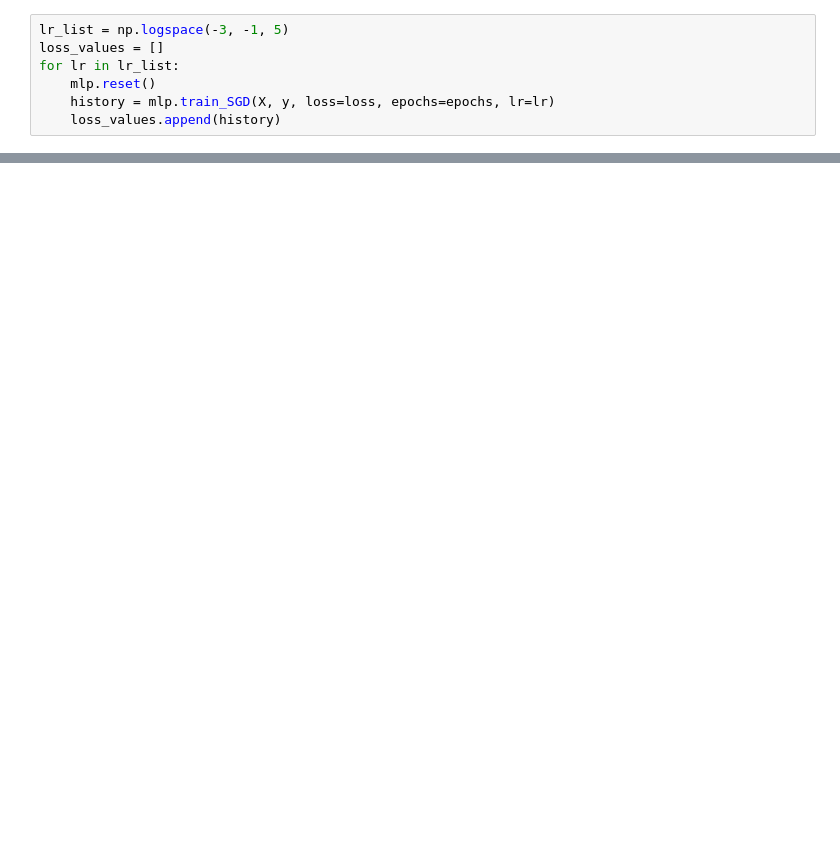
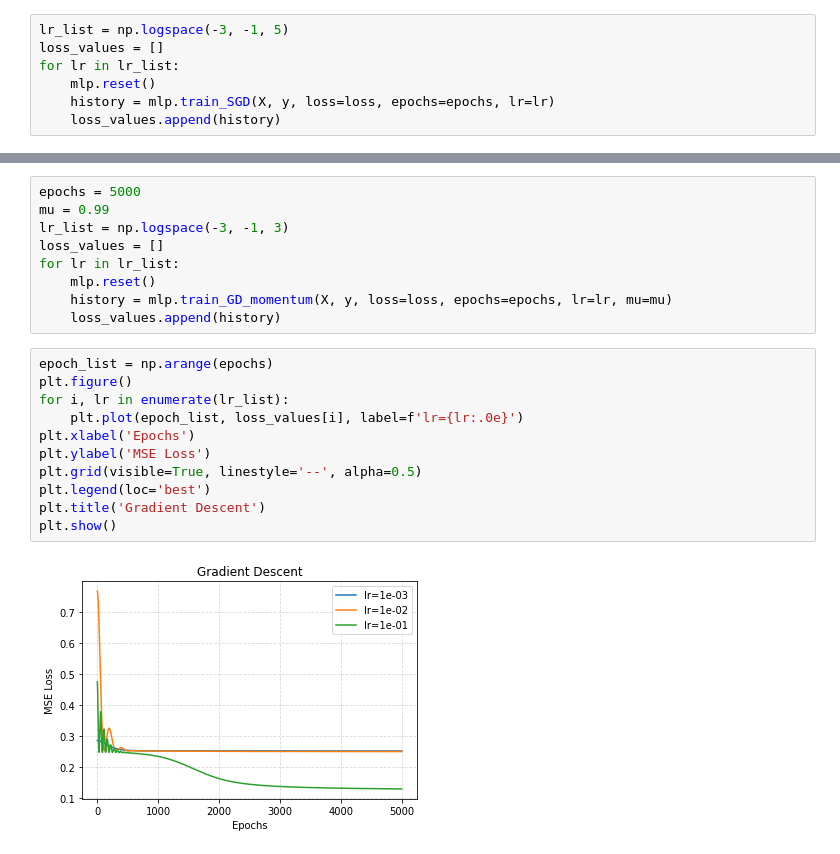
Before and after one commit to aperezwinter/deepLearning, a Jupyter notebook: uba_ceia/assignments/XOR_red_neuronal.ipynb, the cells around one changed output, grey strips where cells are left out. Drawn from its saved outputs; the diff is of its cells as text; blank space fills up the shorter version.

Commit message:
add minibatch + GD momentum

```diff
--- a/uba_ceia/assignments/XOR_red_neuronal.ipynb
+++ b/uba_ceia/assignments/XOR_red_neuronal.ipynb
@@ -154,0 +200,22 @@ plt.show()
+# %%
+epochs = 5000
+mu = 0.99
+lr_list = np.logspace(-3, -1, 3)
+loss_values = []
+for lr in lr_list:
+    mlp.reset()
+    history = mlp.train_GD_momentum(X, y, loss=loss, epochs=epochs, lr=lr, mu=mu)
+    loss_values.append(history)
+# %%
+epoch_list = np.arange(epochs)
+plt.figure()
+for i, lr in enumerate(lr_list):
+    plt.plot(epoch_list, loss_values[i], label=f'lr={lr:.0e}')
+plt.xlabel('Epochs')
+plt.ylabel('MSE Loss')
+plt.grid(visible=True, linestyle='--', alpha=0.5)
+plt.legend(loc='best')
+plt.title('Gradient Descent')
+plt.show()
+# %% [output]
+[figure, added]
```
Also changed, not shown: parts of 11 cells of this notebook, 4 other files.
